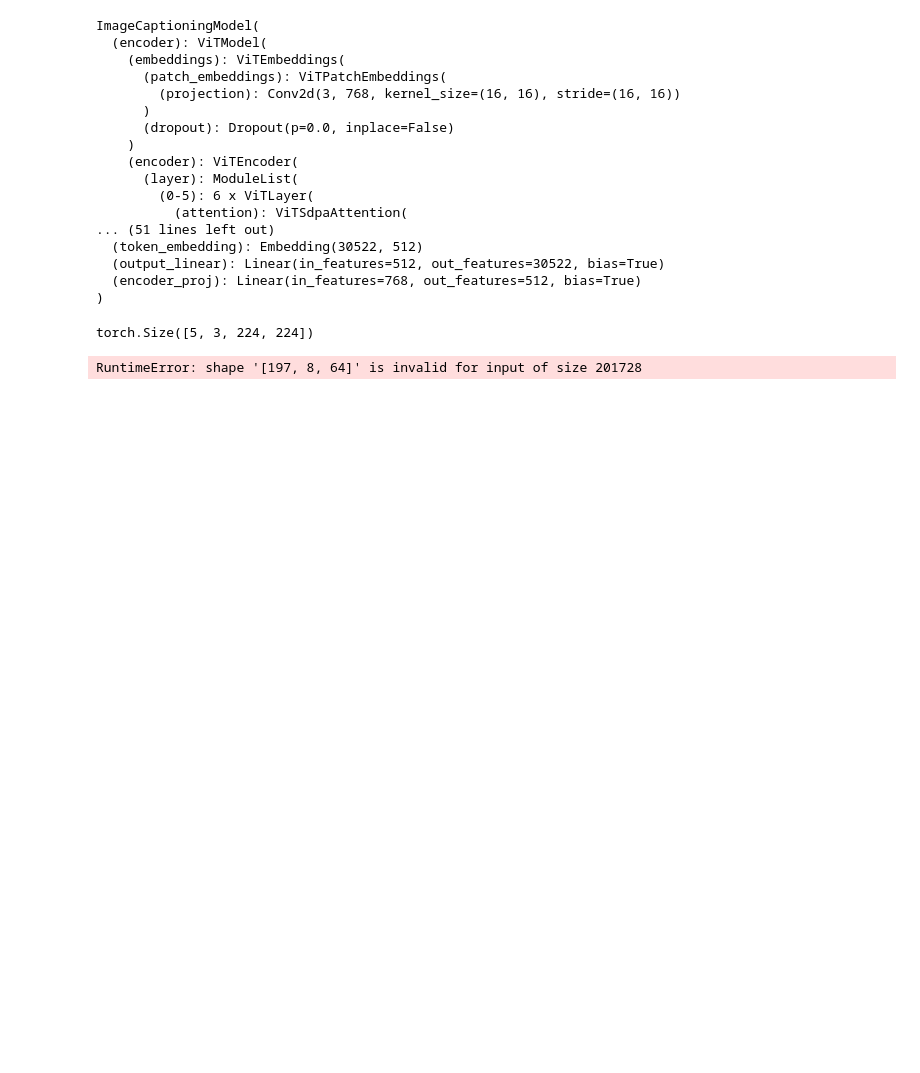
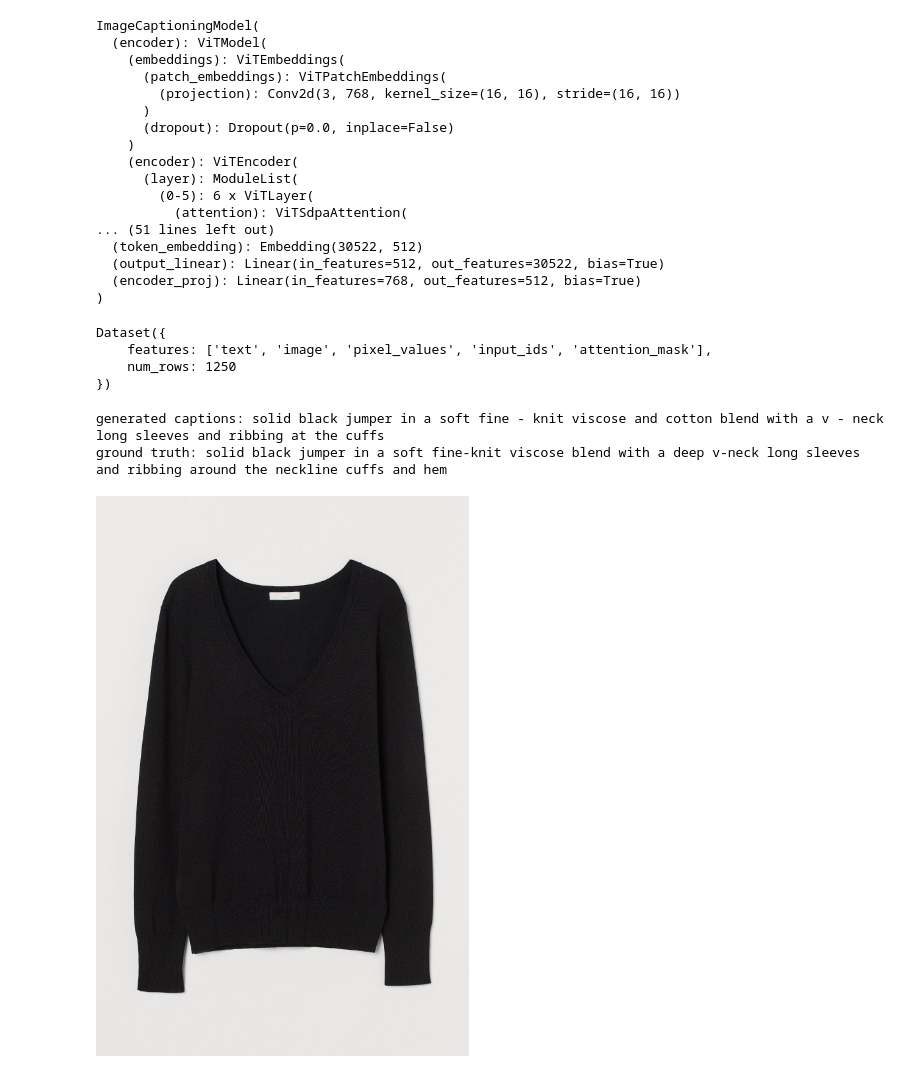
Before and after one commit to point516/cv_grind, a Jupyter notebook: ViT+decoder.ipynb, the cells around one changed output. Saved outputs shown, nothing was run; the diff lists cells and outputs as text; code cells hidden in the pictures; blank space fills up the shorter version.

```diff
--- a/ViT+decoder.ipynb
+++ b/ViT+decoder.ipynb
@@ -81,21 +81,22 @@ new_dataset = DatasetDict({
 })
 
 # Optional: Verify the splits
-processed_ds_train = new_dataset['train'].map(preprocess_function, batched=True, batch_size=100, remove_columns=['text', 'image'])
-processed_ds_val = new_dataset['validation'].map(preprocess_function, batched=True, batch_size=100, remove_columns=['text', 'image'])
-processed_ds_test = new_dataset['test'].map(preprocess_function, batched=True, batch_size=100, remove_columns=['text', 'image'])
+# processed_ds_train = new_dataset['train'].map(preprocess_function, batched=True, batch_size=100, remove_columns=['text', 'image'])
+# processed_ds_val = new_dataset['validation'].map(preprocess_function, batched=True, batch_size=100, remove_columns=['text', 'image'])
+processed_ds_test = new_dataset['test'].map(preprocess_function, batched=True, batch_size=100)
 
-processed_ds_train.set_format(
-    type='torch',
-    columns=['pixel_values', 'input_ids', 'attention_mask']
-)
+# processed_ds_train.set_format(
+#     type='torch',
+#     columns=['pixel_values', 'input_ids', 'attention_mask']
+# )
 
-processed_ds_val.set_format(
-    type='torch',
-    columns=['pixel_values', 'input_ids', 'attention_mask']
-)
+# processed_ds_val.set_format(
+#     type='torch',
+#     columns=['pixel_values', 'input_ids', 'attention_mask']
+# )
 
 processed_ds_test.set_format(
     type='torch',
-    columns=['pixel_values', 'input_ids', 'attention_mask']
+    columns=['pixel_values', 'input_ids', 'attention_mask'],
+    output_all_columns=True
 )
@@ -267,7 +225,7 @@ def generate_caption(model, image, processor ,tokenizer, device, max_length=224)
         caption = tokenizer.decode(generated, skip_special_tokens=True)
         return caption
 # %%
-num_epochs = 2
+num_epochs = 10
 
 for epoch in range(num_epochs):
     model.train()
@@ -366,10 +331,13 @@ ImageCaptioningModel(
   (output_linear): Linear(in_features=512, out_features=30522, bias=True)
   (encoder_proj): Linear(in_features=768, out_features=512, bias=True)
 )
-# %%
-processed_ds_test[:5]['pixel_values'].shape
-# %% [output]
-torch.Size([5, 3, 224, 224])
+# %%
+processed_ds_test
+# %% [output]
+Dataset({
+    features: ['text', 'image', 'pixel_values', 'input_ids', 'attention_mask'],
+    num_rows: 1250
+})
 # %%
 def generate_caption(model, image, processor ,tokenizer, device, max_length=224):
     model.eval()
@@ -380,33 +348,37 @@ def generate_caption(model, image, processor ,tokenizer, device, max_length=224)
 
         # Initialize decoder input with [CLS] or <start> token
         # Assuming you have a <start> token, else use tokenizer.bos_token_id
         input_ids = torch.tensor([[tokenizer.cls_token_id]], device=device)  # (1, 1)
         generated = []
 
         for _ in range(max_length):
             embeddings = model.token_embedding(input_ids) + model.positional_encoding[:, :input_ids.size(1), :]
             embeddings = embeddings.permute(1, 0, 2)
 
             decoder_outputs = model.decoder(embeddings, encoder_hidden_states)
             decoder_outputs = decoder_outputs.permute(1, 0, 2)
             outputs = model.output_linear(decoder_outputs)
 
             # Get the last token
             next_token_logits = outputs[:, -1, :]  # (1, vocab_size)
 
             next_token = next_token_logits.argmax(dim=-1).unsqueeze(0)  # (1, 1)
 
             if next_token.item() == tokenizer.sep_token_id:
                 break
             generated.append(next_token.item())
             input_ids = torch.cat([input_ids, next_token], dim=1)
 
         caption = tokenizer.decode(generated, skip_special_tokens=True)
         return caption
 
 # Example usage:
-image = processed_ds_test[0]['pixel_values'].to(device)
+image = processed_ds_test[1]['pixel_values'].to(device)
 caption = generate_caption(model, image, processor ,tokenizer, device)
-print(caption)
+print(f"generated captions: {caption}")
+print(f"ground truth: {processed_ds_test[1]['text']}")
+processed_ds_test[1]['image']
 # %% [output]
-RuntimeError: shape '[197, 8, 64]' is invalid for input of size 201728
+generated captions: solid black jumper in a soft fine - knit viscose and cotton blend with a v - neck long sleeves and ribbing at the cuffs
+ground truth: solid black jumper in a soft fine-knit viscose blend with a deep v-neck long sleeves and ribbing around the neckline cuffs and hem
+[figure, added]
```
Also changed, not shown: parts of 7 cells of this notebook.
